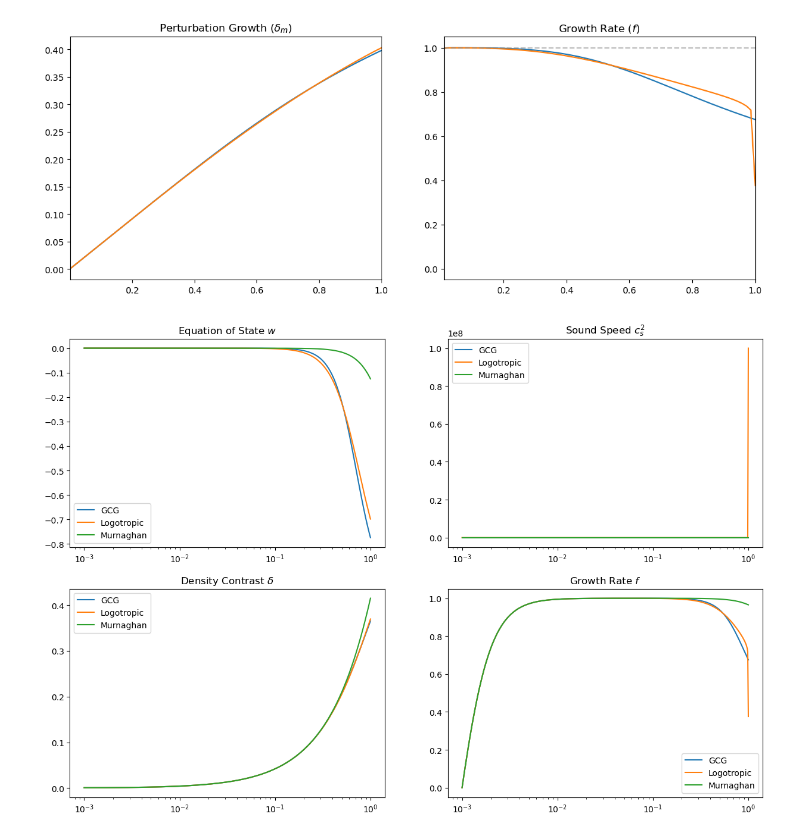
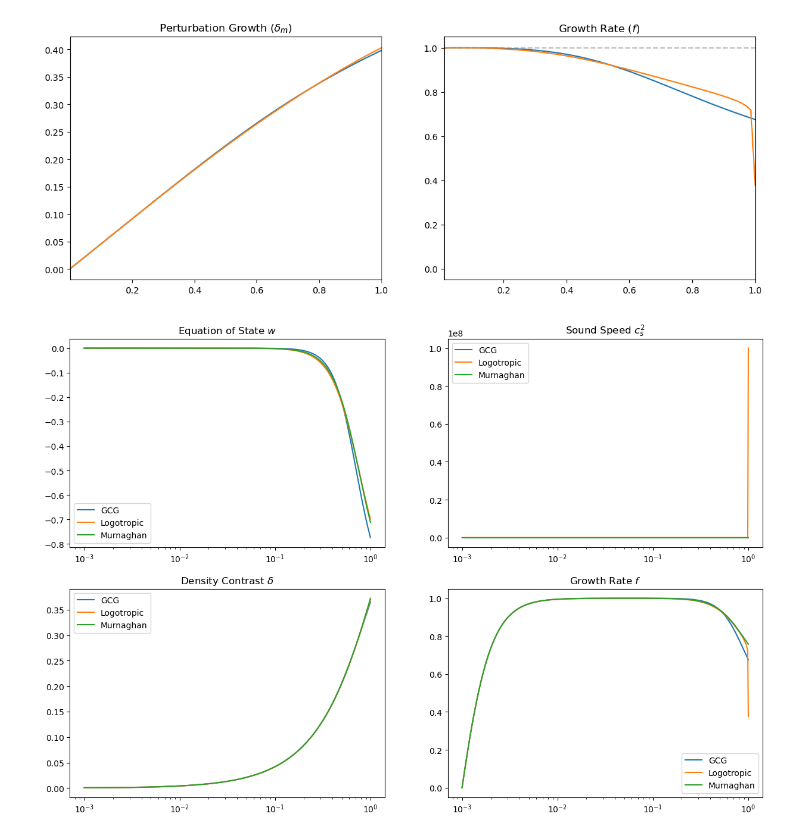
Before and after one commit to Vineshree/Murnaghan-EoS, a Jupyter notebook: notebooks/UDE_comparison.ipynb, the cells around one changed output. Saved outputs shown, nothing was run; the diff lists cells and outputs as text; code cells hidden in the pictures.

```diff
--- a/notebooks/UDE_comparison.ipynb
+++ b/notebooks/UDE_comparison.ipynb
@@ -87,36 +87,36 @@ a_vals = np.logspace(-3, 0, 500)
 models = {
     'GCG': GCGModel(alpha=0.2),
     'Logotropic': LogotropicModel(B=0.01),
-    'Murnaghan': MurnaghanModel(alpha=0.03, A_star=1.07e-5)
+    'Murnaghan': MurnaghanModel(alpha=0.03)
 }
 
 fig, axes = plt.subplots(2, 2, figsize=(15, 10))
 
 for name, model in models.items():
     # Background
     w = [model.w_ude(ai) for ai in a_vals]
     cs2 = [model.cs2(ai) for ai in a_vals]
 
     # Perturbations
     solver = CosmoSolver(model)
     N_pert = np.log(a_vals)
     sol = solver.solve(N_pert)
     f = sol[:, 1] / (sol[:, 0] + 1e-10)
 
     axes[0,0].plot(a_vals, w, label=name)
     axes[0,1].plot(a_vals, cs2, label=name)
     axes[1,0].plot(a_vals, sol[:, 0], label=name) # delta
     axes[1,1].plot(a_vals, f, label=name) # growth rate
 
 # Aesthetics
 axes[0,0].set_title("Equation of State $w$")
 axes[0,1].set_title("Sound Speed $c_s^2$")
 axes[1,0].set_title("Density Contrast $\delta$")
 axes[1,1].set_title("Growth Rate $f$")
 for ax in axes.flat:
     ax.set_xscale('log')
     ax.legend()
 
 plt.show()
 # %% [output]
-[figure, old version]
+[figure, new version]
```
Also changed, not shown: parts of 4 cells of this notebook, 3 other files.
